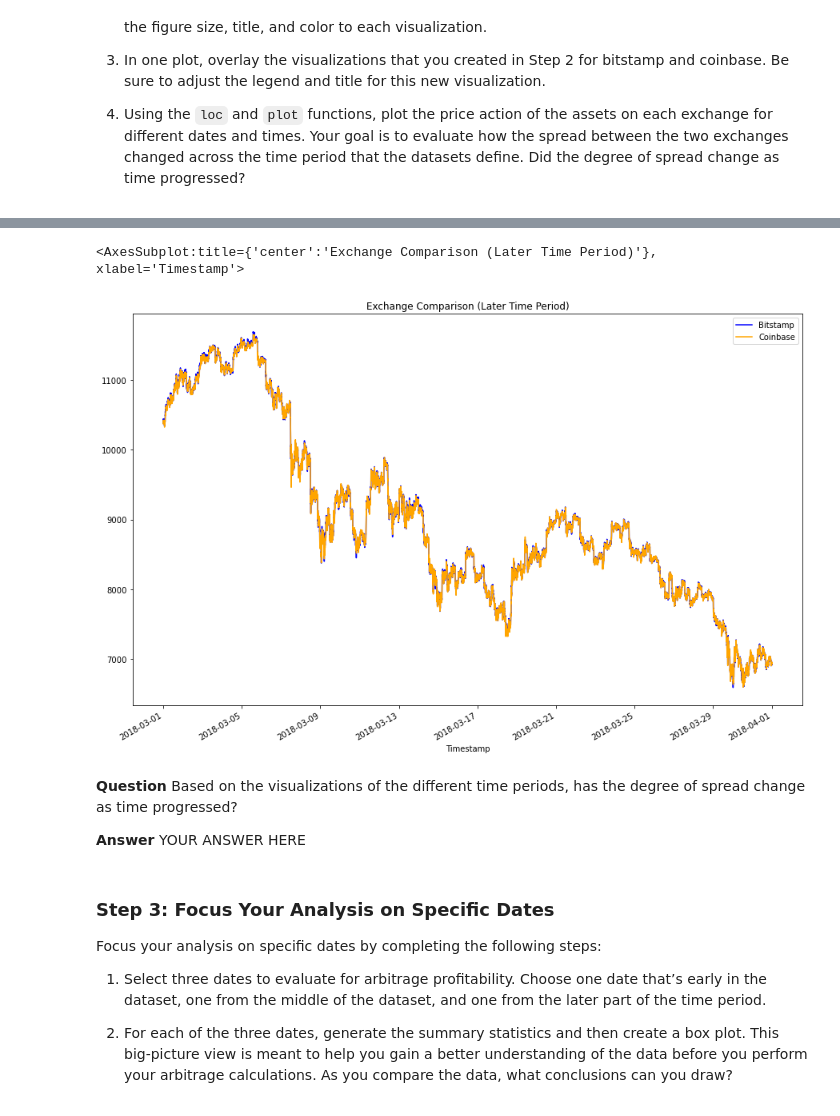
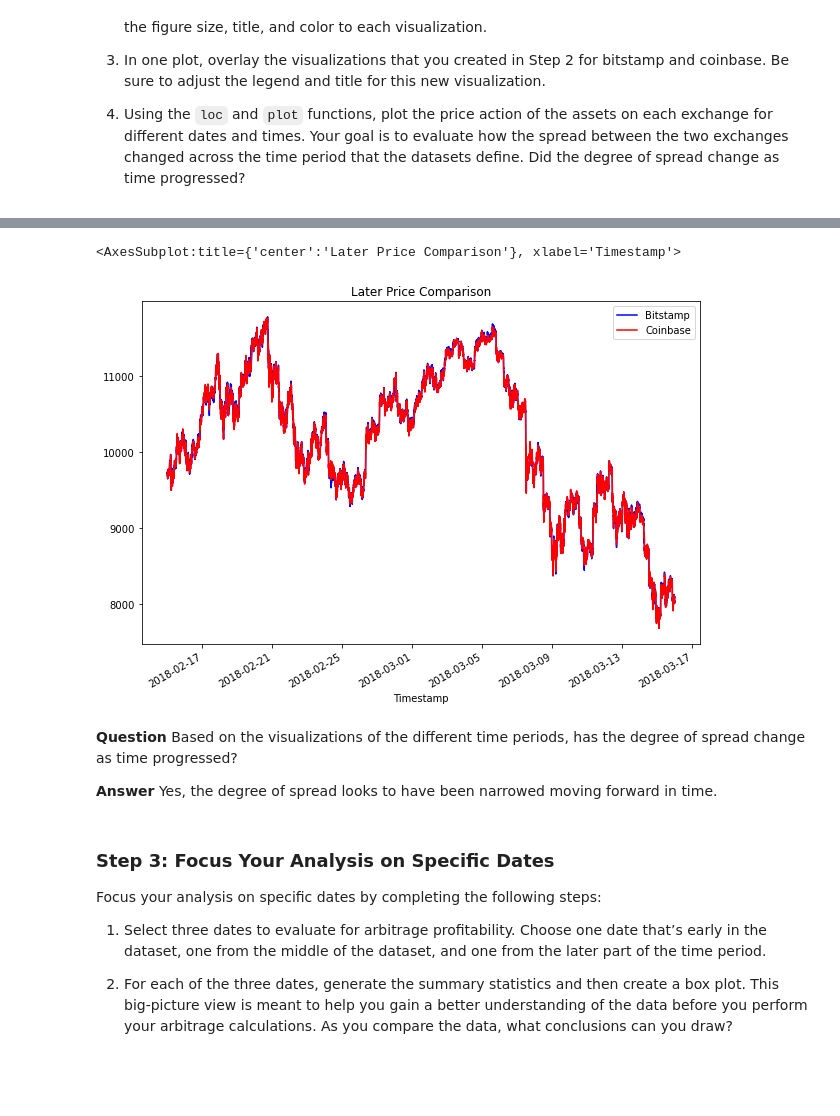
Before and after one commit to Sam-Weiner/Crypto_Arbitrage_Opp_Analysis, a Jupyter notebook: crypto_arbitrage.ipynb, the cells around one changed output, grey strips where cells are left out. Cells and saved outputs as stored; diff of their text form; code cells hidden in the pictures; blank space fills up the shorter version.

```diff
--- a/crypto_arbitrage.ipynb
+++ b/crypto_arbitrage.ipynb
@@ -232,8 +245,8 @@ Select the data you want to analyze. Use `loc` or `iloc` to select the following
 * Close
 # %%
 # Use loc or iloc to select `Timestamp (the index)` and `Close` from bitstamp DataFrame
-bitstamp_sliced = # YOUR CODE HERE
+bitstamp_sliced = bitstamp_clean.iloc[:, 3]
 
 # Review the first five rows of the DataFrame
-# YOUR CODE HERE
+display(bitstamp_sliced)
 # %% [output]
@@ -247,7 +266,7 @@ bitstamp_sliced = # YOUR CODE HERE
 # %%
 # Use loc or iloc to select `Timestamp (the index)` and `Close` from coinbase DataFrame
-coinbase_sliced = # YOUR CODE HERE
+coinbase_sliced = coinbase_clean.iloc[:, 3]
 
 # Review the first five rows of the DataFrame
-# YOUR CODE HERE
+coinbase_sliced.head()
 # %% [output]
@@ -329,15 +351,17 @@ Sort through the time series data associated with the bitstamp and coinbase Data
 # %%
 # Using the loc and plot functions, create an overlay plot that visualizes
 # the price action of both DataFrames for a one month period later in the dataset
 # Be sure to include the parameters: legend, figure size, title, and color and label
-# YOUR CODE HERE
+bitstamp_sliced.loc["2018-02-15":"2018-03-15"].plot(
+    legend=True, color="blue", title ="Later Price Comparison", figsize=(10,7), label ="Bitstamp")
+coinbase_sliced.loc["2018-02-15":"2018-03-15"].plot(legend=True, figsize=(10,7), label="Coinbase", color = "red")
 # %% [output]
-<AxesSubplot:title={'center':'Exchange Comparison (Later Time Period)'}, xlabel='Timestamp'>
+<AxesSubplot:title={'center':'Later Price Comparison'}, xlabel='Timestamp'>
-[figure, old version]
+[figure, new version]
 # %% [markdown]
 **Question** Based on the visualizations of the different time periods, has the degree of spread change as time progressed?
 
-**Answer** YOUR ANSWER HERE
+**Answer** Yes, the degree of spread looks to have been narrowed moving forward in time.
 # %% [markdown]
 ### Step 3: Focus Your Analysis on Specific Dates
 
```
Also changed, not shown: parts of 15 cells of this notebook.
